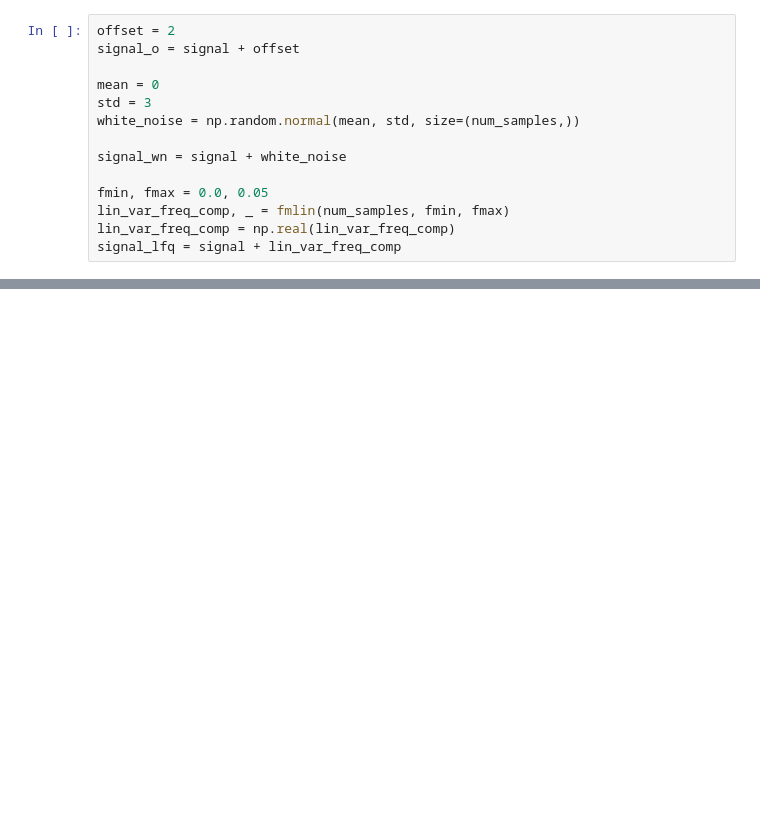
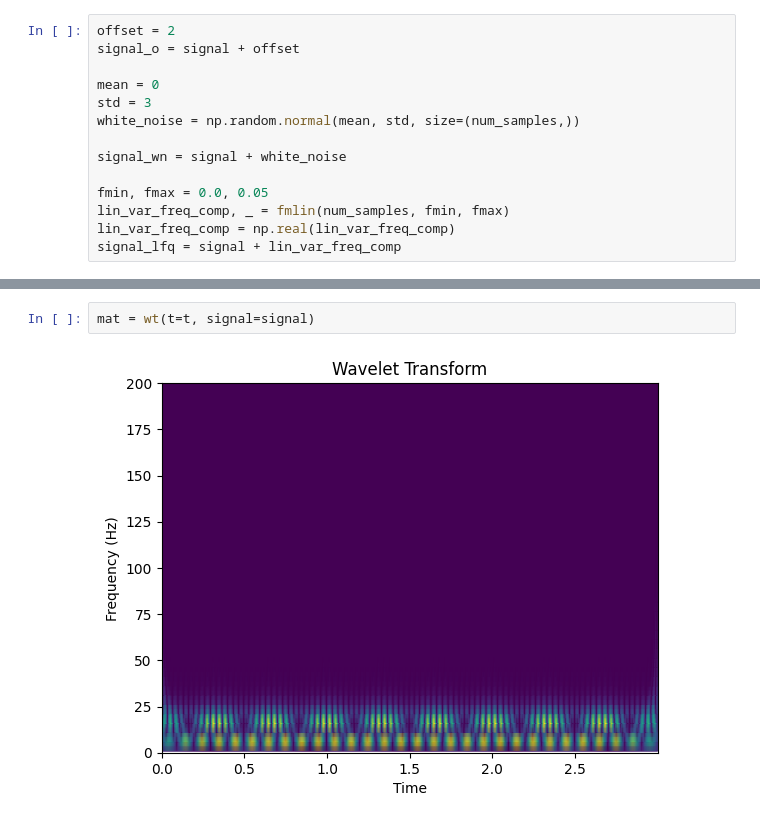
Before and after one commit to sunnivaf/TTK7-project1, a Jupyter notebook: playground.ipynb, the cells around one changed output, grey strips where cells are left out. Drawn from its saved outputs; the diff is of its cells as text; blank space fills up the shorter version.

```diff
--- a/playground.ipynb
+++ b/playground.ipynb
@@ -47,0 +46,4 @@ f, t, Sxx = stft(signal=signal_lfq, window_size=500, overlap=250)
+# %%
+mat = wt(t=t, signal=signal)
+# %% [output]
+[figure, added]
```
Also changed, not shown: parts of 3 cells of this notebook, 1 other file.
